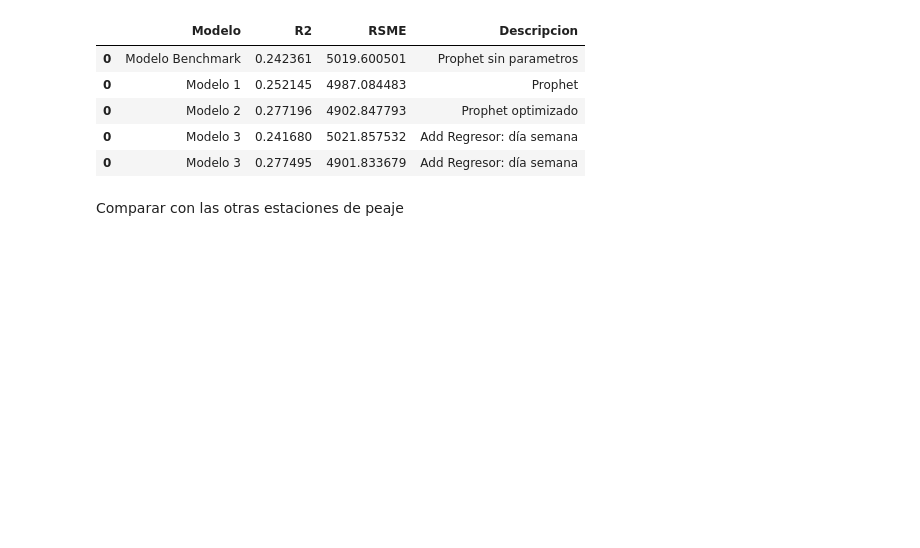
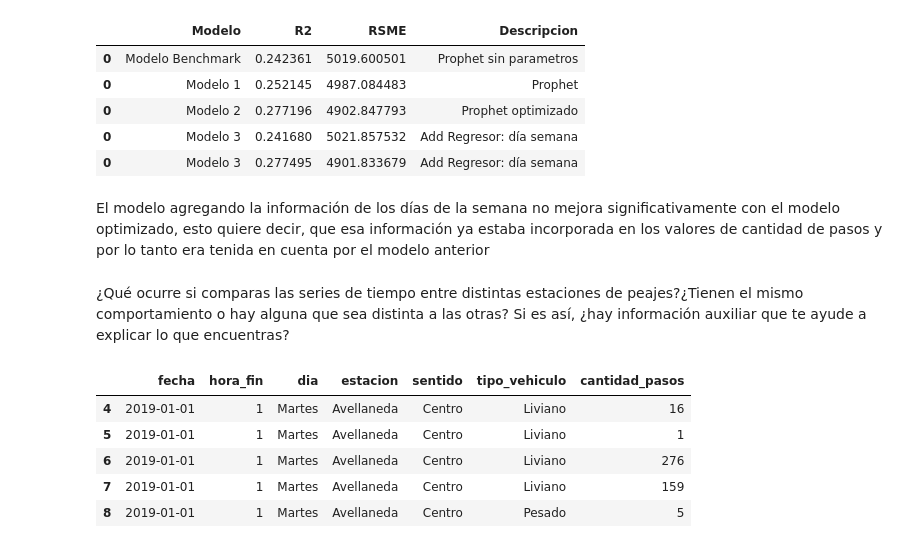
Before and after one commit to NachoRam123/Proyecto-3, a Jupyter notebook: DS_Proyecto_03_ST_RamellaIgnacio.ipynb, the cells around one changed output. Saved outputs shown, nothing was run; the diff lists cells and outputs as text; code cells hidden in the pictures; blank space fills up the shorter version.

Commit message:
Agrega seccion comparacion estaciones. Todo listo para conclusiones

```diff
--- a/DS_Proyecto_03_ST_RamellaIgnacio.ipynb
+++ b/DS_Proyecto_03_ST_RamellaIgnacio.ipynb
@@ -1135,5 +1135,27 @@ Metricas
 | 0 | Modelo 2 | 0.277196 | 4902.847793 | Prophet optimizado |
 | 0 | Modelo 3 | 0.241680 | 5021.857532 | Add Regresor: día semana |
 | 0 | Modelo 3 | 0.277495 | 4901.833679 | Add Regresor: día semana |
-# %% [markdown]
-Comparar con las otras estaciones de peaje
+# %% [markdown]
+El modelo agregando la información de los días de la semana no mejora significativamente con el modelo optimizado, esto quiere decir, que esa información ya estaba incorporada en los valores de cantidad de pasos y por lo tanto era tenida en cuenta por el modelo anterior
+# %% [markdown]
+¿Qué ocurre si comparas las series de tiempo entre distintas estaciones de peajes?¿Tienen el mismo comportamiento o hay alguna que sea distinta a las otras? Si es así, ¿hay información auxiliar que te ayude a explicar lo que encuentras?
+# %%
+dataset_estacion = pd.concat([data_2019, data_2018, data_2017])
+
+#Nos quedamos solamente con las estaciones compartidas en los tres años
+estaciones = set(data_2019['estacion'].unique()) & set(data_2018['estacion'].unique()) & set(data_2017['estacion'].unique())
+
+mask = dataset_estacion['estacion'].isin(list(estaciones))
+dataset_estacion = dataset_estacion[mask]
+
+#Quitamos las columnas que no vamos a utilizar
+dataset_estacion.drop(columns = ['periodo','hora_inicio','forma_pago'], inplace = True)
+
+dataset_estacion.head()
+# %% [output]
+|  | fecha | hora_fin | dia | estacion | sentido | tipo_vehiculo | cantidad_pasos |
+| 4 | 2019-01-01 | 1 | Martes | Avellaneda | Centro | Liviano | 16 |
+| 5 | 2019-01-01 | 1 | Martes | Avellaneda | Centro | Liviano | 1 |
+| 6 | 2019-01-01 | 1 | Martes | Avellaneda | Centro | Liviano | 276 |
+| 7 | 2019-01-01 | 1 | Martes | Avellaneda | Centro | Liviano | 159 |
+| 8 | 2019-01-01 | 1 | Martes | Avellaneda | Centro | Pesado | 5 |
```
Also changed, not shown: parts of 7 cells of this notebook.
